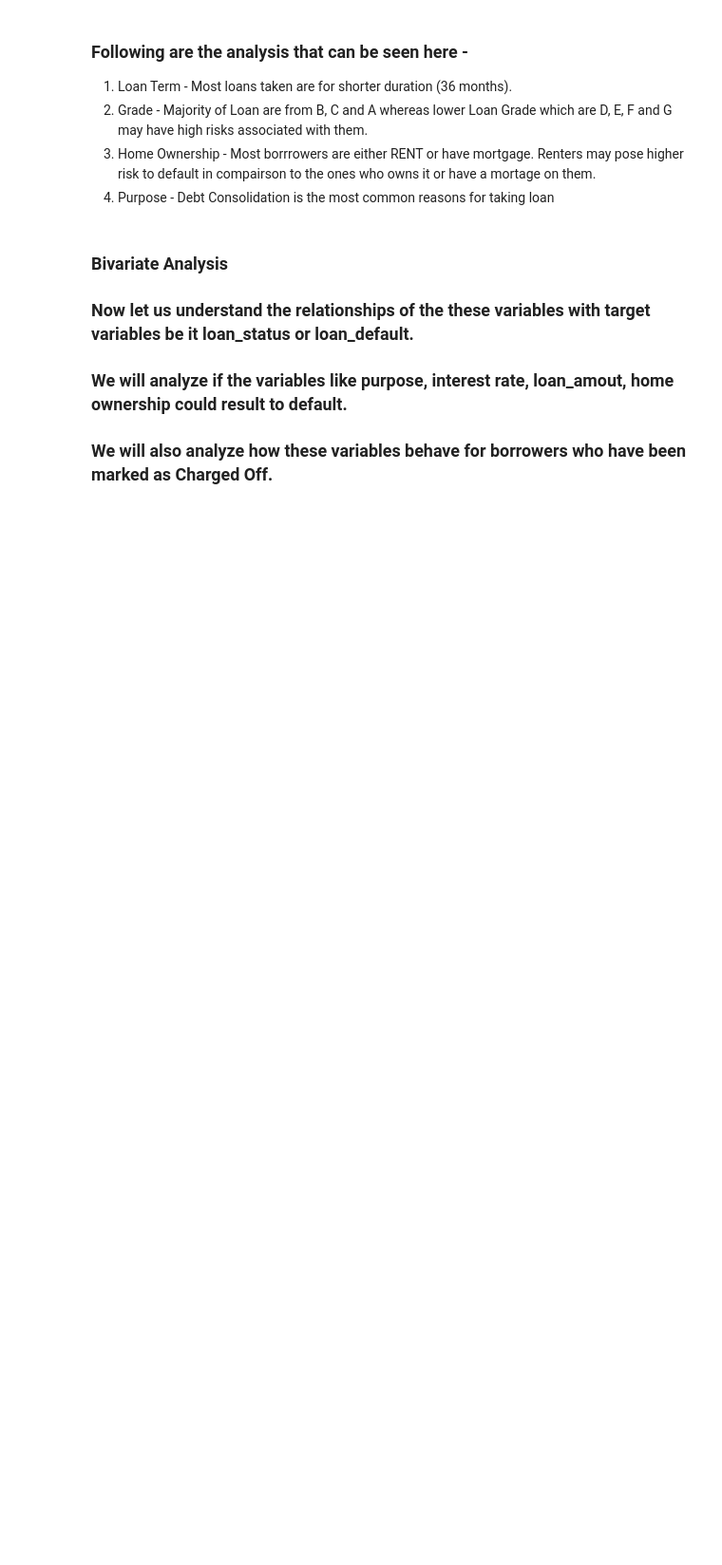
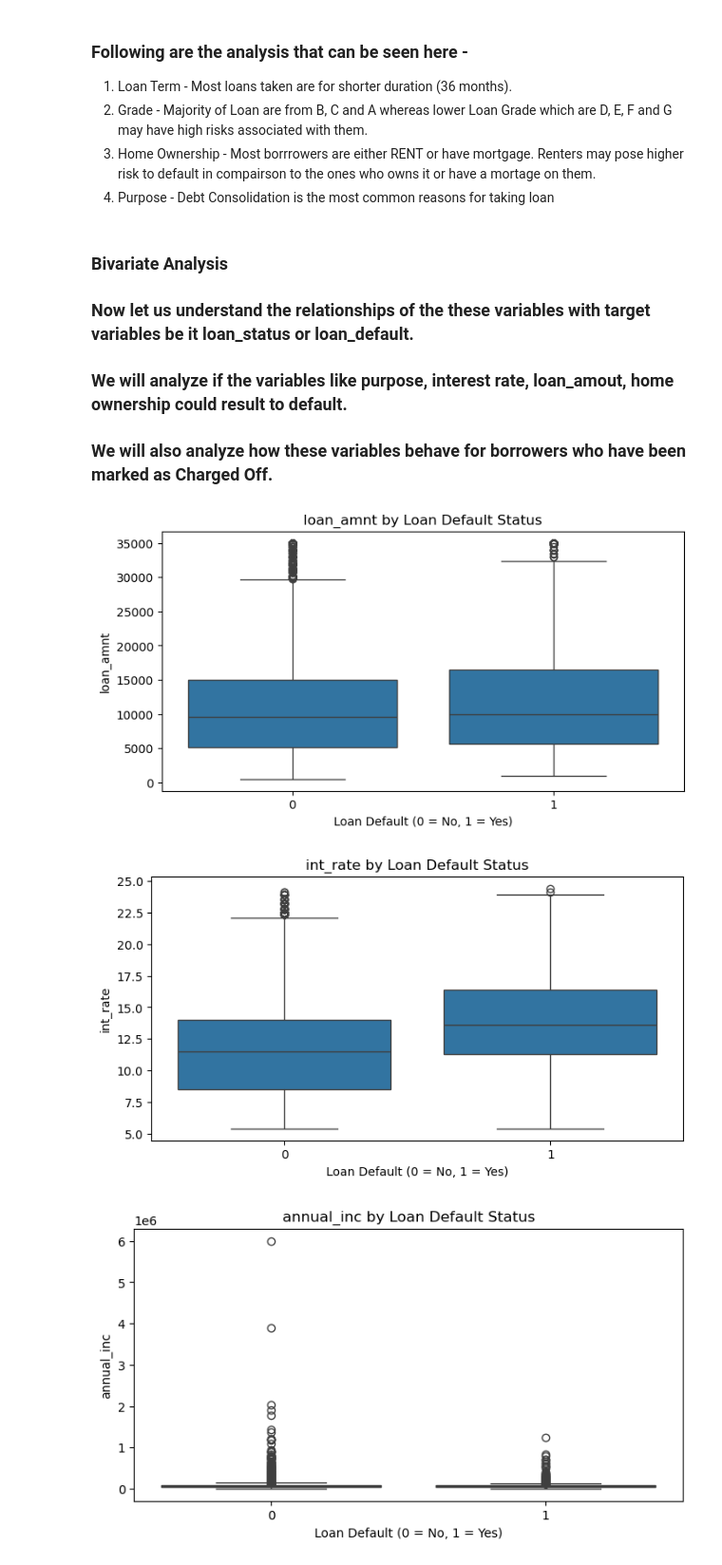
Before and after one commit to mintughosh/LendingClubCaseStudy, a Jupyter notebook: LendingClubCaseSyudy.ipynb, the cells around one changed output. Shown at 95% size. Cells and saved outputs as stored; diff of their text form; code cells hidden in the pictures; blank space fills up the shorter version.

```diff
--- a/LendingClubCaseSyudy.ipynb
+++ b/LendingClubCaseSyudy.ipynb
@@ -271,3 +271,19 @@ for var in categorical_vars:
 
 ### We will analyze if the variables like purpose, interest rate, loan_amout, home ownership could result to default.
 ### We will also analyze how these variables behave for borrowers who have been marked as Charged Off.
+# %%
+# Create a new binary target variable for loan default (1 = Charged Off, 0 = Fully Paid)
+df_for_loan['loan_default'] = df_for_loan['loan_status'].apply(lambda x: 1 if x == 'Charged Off' else 0)
+
+# Plot boxplots for numerical variables against loan default
+for var in numerical_vars:
+    plt.figure(figsize=(8, 4))
+    sns.boxplot(x='loan_default', y=var, data=df_for_loan)
+    plt.title(f'{var} by Loan Default Status')
+    plt.xlabel('Loan Default (0 = No, 1 = Yes)')
+    plt.ylabel(var)
+    plt.show()
+# %% [output]
+[figure, added]
+[figure, added]
+[figure, added]
```
Also changed, not shown: parts of 9 cells of this notebook.
